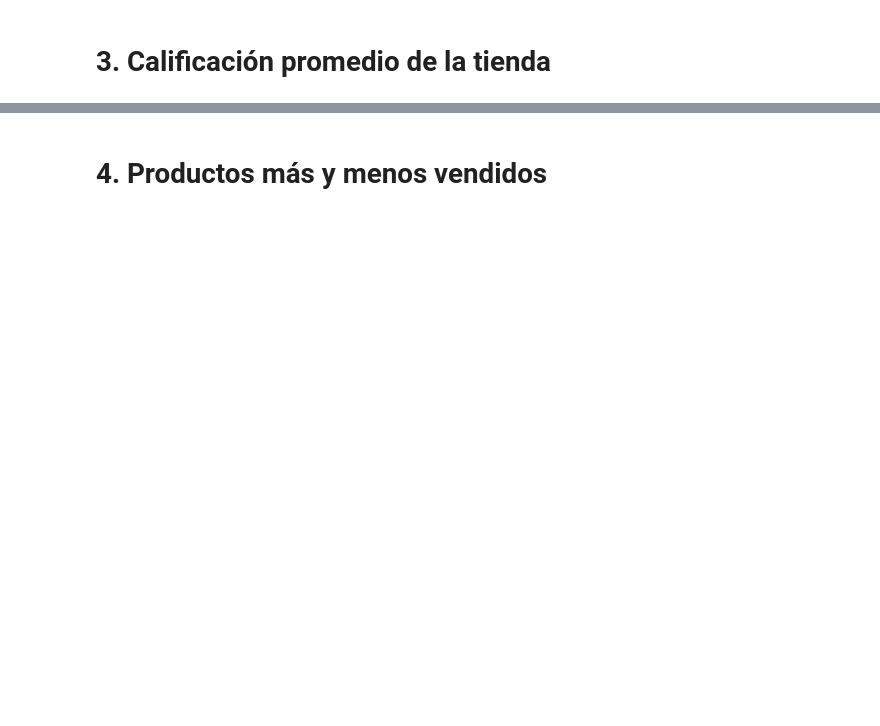
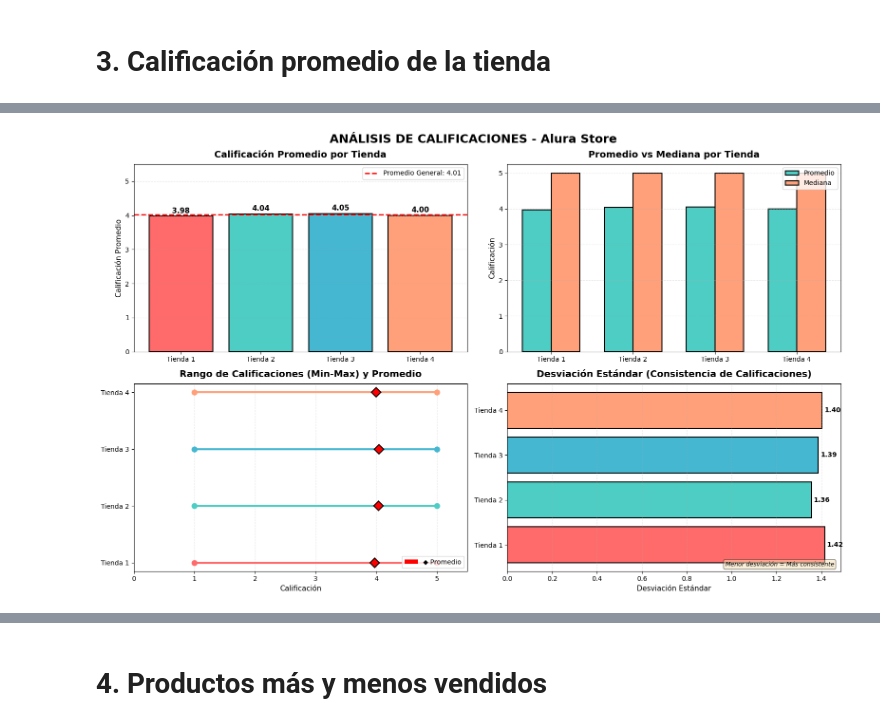
Before and after one commit to Gise46/AluraONEORACLE, a Jupyter notebook: CHALLENGE_AluraStoreLatam.ipynb, the cells around one changed output, grey strips where cells are left out. Saved outputs shown, nothing was run; the diff lists cells and outputs as text; code cells hidden in the pictures; blank space fills up the shorter version.

```diff
--- a/CHALLENGE_AluraStoreLatam.ipynb
+++ b/CHALLENGE_AluraStoreLatam.ipynb
@@ -31,0 +451,93 @@ tienda.head()
+# %%
+# Visualización 1: Gráficos comparativos principales
+fig, axes = plt.subplots(2, 2, figsize=(16, 10))
+fig.suptitle('ANÁLISIS DE CALIFICACIONES - Alura Store', fontsize=18, fontweight='bold')
+
+colores = ['#FF6B6B', '#4ECDC4', '#45B7D1', '#FFA07A']
+
+# Gráfico 1: Calificación promedio por tienda
+ax1 = axes[0, 0]
+bars = ax1.bar(df_calificaciones['Tienda'], df_calificaciones['Calificacion_Promedio'],
+               color=colores, edgecolor='black', linewidth=1.5)
+ax1.set_title('Calificación Promedio por Tienda', fontsize=14, fontweight='bold', pad=10)
+ax1.set_ylabel('Calificación Promedio', fontsize=11)
+ax1.set_ylim(0, 5.5)
+
+# Línea de promedio general
+promedio_general = df_calificaciones['Calificacion_Promedio'].mean()
+ax1.axhline(y=promedio_general, color='red', linestyle='--', linewidth=2,
+            label=f'Promedio General: {promedio_general:.2f}')
+ax1.legend(fontsize=10)
+ax1.grid(axis='y', alpha=0.3, linestyle='--')
+
+# Agregar valores sobre las barras
+for bar in bars:
+    height = bar.get_height()
+    ax1.text(bar.get_x() + bar.get_width()/2., height + 0.05,
+            f'{height:.2f}', ha='center', va='bottom', fontsize=11, fontweight='bold')
+
+# Gráfico 2: Comparativa Promedio vs Mediana
+ax2 = axes[0, 1]
+x = np.arange(len(df_calificaciones))
+width = 0.35
+
+bars1 = ax2.bar(x - width/2, df_calificaciones['Calificacion_Promedio'], width,
+                label='Promedio', color='#4ECDC4', edgecolor='black', linewidth=1.5)
+bars2 = ax2.bar(x + width/2, df_calificaciones['Calificacion_Mediana'], width,
+                label='Mediana', color='#FFA07A', edgecolor='black', linewidth=1.5)
+
+ax2.set_title('Promedio vs Mediana por Tienda', fontsize=14, fontweight='bold', pad=10)
+ax2.set_ylabel('Calificación', fontsize=11)
+ax2.set_xticks(x)
+ax2.set_xticklabels(df_calificaciones['Tienda'])
+ax2.legend(fontsize=10)
+ax2.grid(axis='y', alpha=0.3, linestyle='--')
+
+# Gráfico 3: Rango de calificaciones (min-max)
+ax3 = axes[1, 0]
+tiendas_nombres = df_calificaciones['Tienda']
+y_pos = np.arange(len(tiendas_nombres))
+
+# Crear barras de error para mostrar el rango
+for i, (tienda, row) in enumerate(df_calificaciones.iterrows()):
+    ax3.plot([row['Calificacion_Minima'], row['Calificacion_Maxima']], [i, i],
+             'o-', linewidth=3, markersize=8, color=colores[i], label=row['Tienda'])
+    ax3.plot(row['Calificacion_Promedio'], i, 'D', markersize=10,
+             color='red', markeredgecolor='black', markeredgewidth=1.5)
+
+ax3.set_yticks(y_pos)
+ax3.set_yticklabels(tiendas_nombres)
+ax3.set_xlabel('Calificación', fontsize=11)
+ax3.set_title('Rango de Calificaciones (Min-Max) y Promedio', fontsize=14, fontweight='bold', pad=10)
+ax3.grid(axis='x', alpha=0.3, linestyle='--')
+ax3.set_xlim(0, 5.5)
+
+# Leyenda personalizada
+from matplotlib.patches import Patch
+legend_elements = [Patch(facecolor='red', label='◆ Promedio')]
+ax3.legend(handles=legend_elements, fontsize=10, loc='lower right')
+
+# Gráfico 4: Desviación estándar (consistencia)
+ax4 = axes[1, 1]
+bars = ax4.barh(df_calificaciones['Tienda'], df_calificaciones['Desviacion_Estandar'],
+                color=colores, edgecolor='black', linewidth=1.5)
+ax4.set_title('Desviación Estándar (Consistencia de Calificaciones)', fontsize=14, fontweight='bold', pad=10)
+ax4.set_xlabel('Desviación Estándar', fontsize=11)
+ax4.grid(axis='x', alpha=0.3, linestyle='--')
+
+# Agregar valores
+for bar in bars:
+    width = bar.get_width()
+    ax4.text(width + 0.01, bar.get_y() + bar.get_height()/2., f'{width:.2f}',
+            ha='left', va='center', fontsize=10, fontweight='bold')
+
+# Nota explicativa
+ax4.text(0.98, 0.02, 'Menor desviación = Más consistente',
+         transform=ax4.transAxes, fontsize=9, style='italic',
+         bbox=dict(boxstyle='round', facecolor='wheat', alpha=0.5),
+         verticalalignment='bottom', horizontalalignment='right')
+
+plt.tight_layout()
+plt.show()
+# %% [output]
+[figure, added]
```
Also changed, not shown: parts of 21 cells of this notebook.
